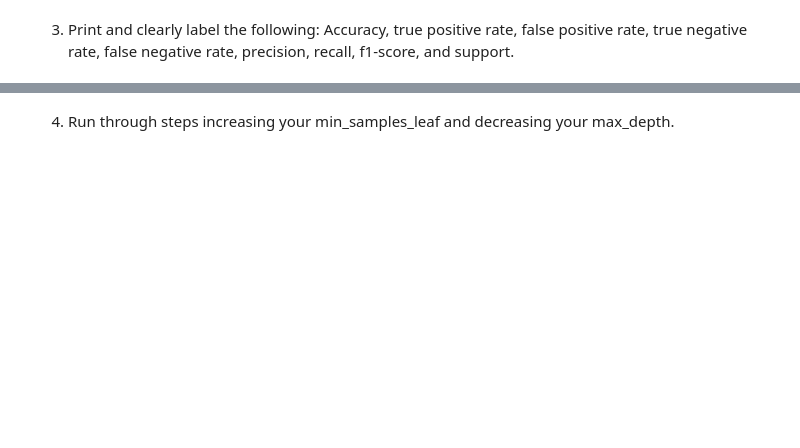
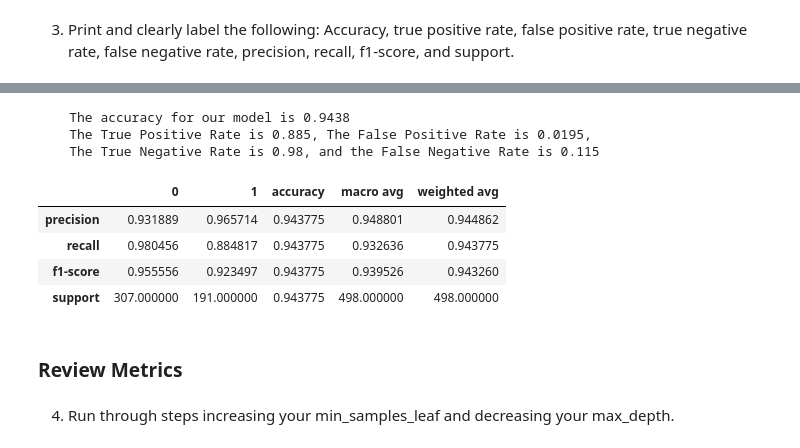
Before and after one commit to rachelrobbinsmayhill/classification-exercises, a Jupyter notebook: model.ipynb, the cells around one changed output, grey strips where cells are left out. Drawn from its saved outputs; the diff is of its cells as text; code cells hidden in the pictures; blank space fills up the shorter version.

```diff
--- a/model.ipynb
+++ b/model.ipynb
@@ -408,0 +456,25 @@ df[df.difference <= 0.10].sort_values(by=['validate_accuracy', 'difference'])
+# %%
+y_pred1 = forest1.predict(X_train)
+forest_score = forest1.score(X_train, y_train)
+conf = confusion_matrix(y_train, y_pred1)
+tpr = conf[1][1] / conf[1].sum()
+fpr = conf[0][1] / conf[0].sum()
+tnr = conf[0][0] / conf[0].sum()
+fnr = conf[1][0] / conf[1].sum()
+print(f'''
+    The accuracy for our model is {forest_score:.4}
+    The True Positive Rate is {tpr:.3}, The False Positive Rate is {fpr:.3},
+    The True Negative Rate is {tnr:.3}, and the False Negative Rate is {fnr:.3}
+    ''')
+pd.DataFrame(classification_report(y_train, y_pred1, output_dict=True))
+# %% [output]
+    The accuracy for our model is 0.9438
+    The True Positive Rate is 0.885, The False Positive Rate is 0.0195,
+    The True Negative Rate is 0.98, and the False Negative Rate is 0.115
+|  | 0 | 1 | accuracy | macro avg | weighted avg |
+| precision | 0.931889 | 0.965714 | 0.943775 | 0.948801 | 0.944862 |
+| recall | 0.980456 | 0.884817 | 0.943775 | 0.932636 | 0.943775 |
+| f1-score | 0.955556 | 0.923497 | 0.943775 | 0.939526 | 0.943260 |
+| support | 307.000000 | 191.000000 | 0.943775 | 498.000000 | 498.000000 |
+# %% [markdown]
+### Review Metrics
```
Also changed, not shown: parts of 57 cells of this notebook.
